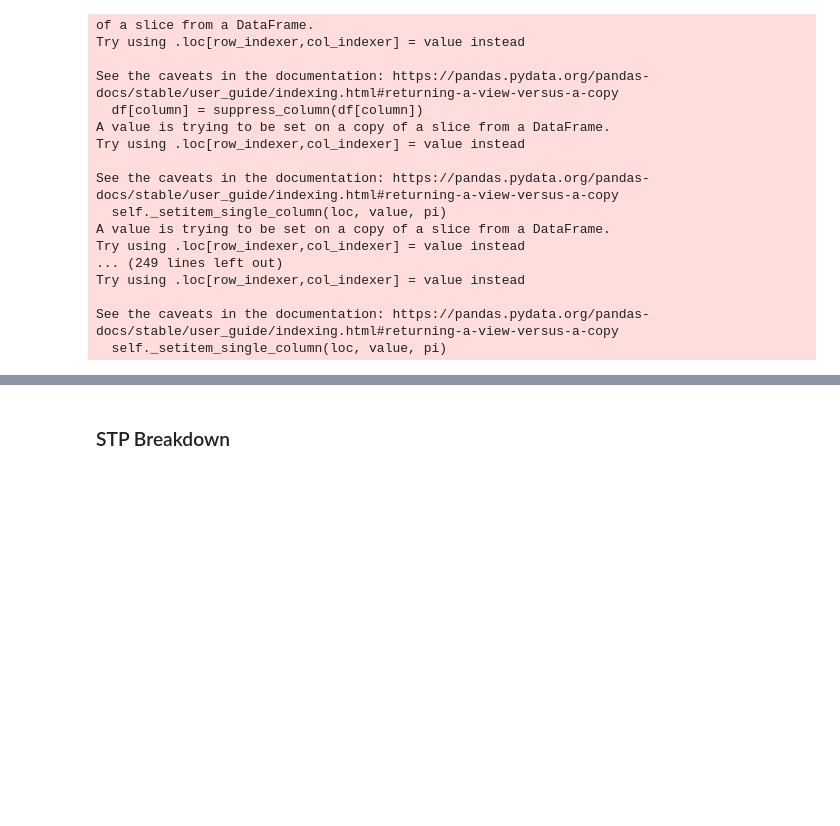
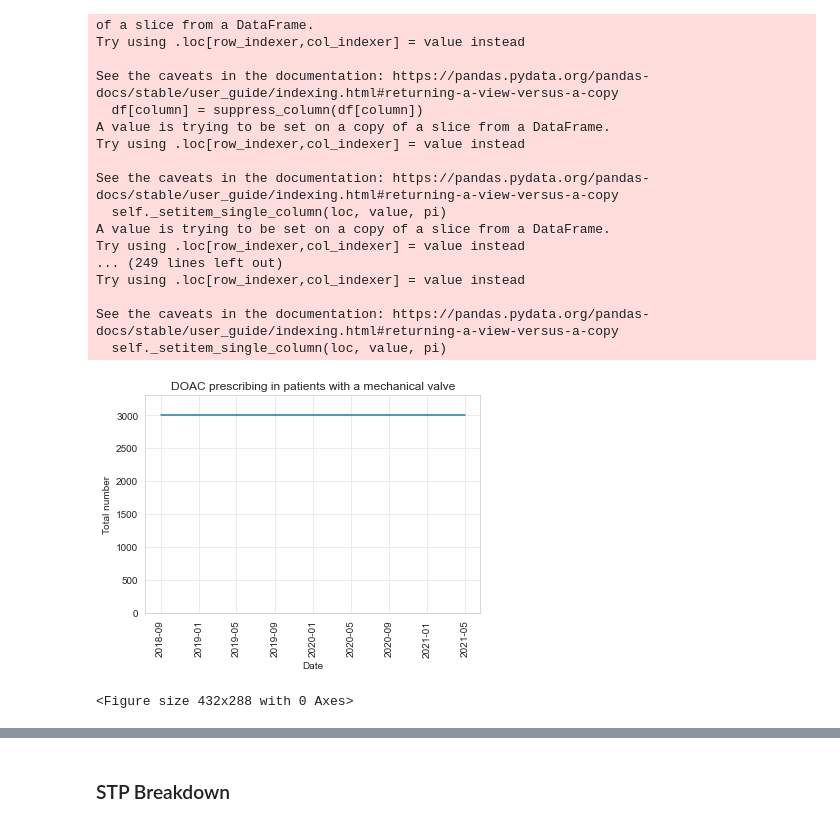
Before and after one commit to opensafely/mechanical-valve-anticoag, a Jupyter notebook: analysis/notebook.ipynb, the cells around one changed output, grey strips where cells are left out. Cells and saved outputs as stored; diff of their text form; code cells hidden in the pictures; blank space fills up the shorter version.

```diff
--- a/analysis/notebook.ipynb
+++ b/analysis/notebook.ipynb
@@ -131,4 +135,9 @@ Try using .loc[row_indexer,col_indexer] = value instead
 
 See the caveats in the documentation: https://pandas.pydata.org/pandas-docs/stable/user_guide/indexing.html#returning-a-view-versus-a-copy
   self._setitem_single_column(loc, value, pi)
+# %%
+plot_measures(total_df, title='DOAC prescribing in patients with a mechanical valve', column_to_plot='doac', category=False, y_label='Total number', interactive=False, filename="total")
+# %% [output]
+[figure, added]
+<Figure size 432x288 with 0 Axes>
 # %%
```
Also changed, not shown: parts of 10 cells of this notebook, 1 other file.
